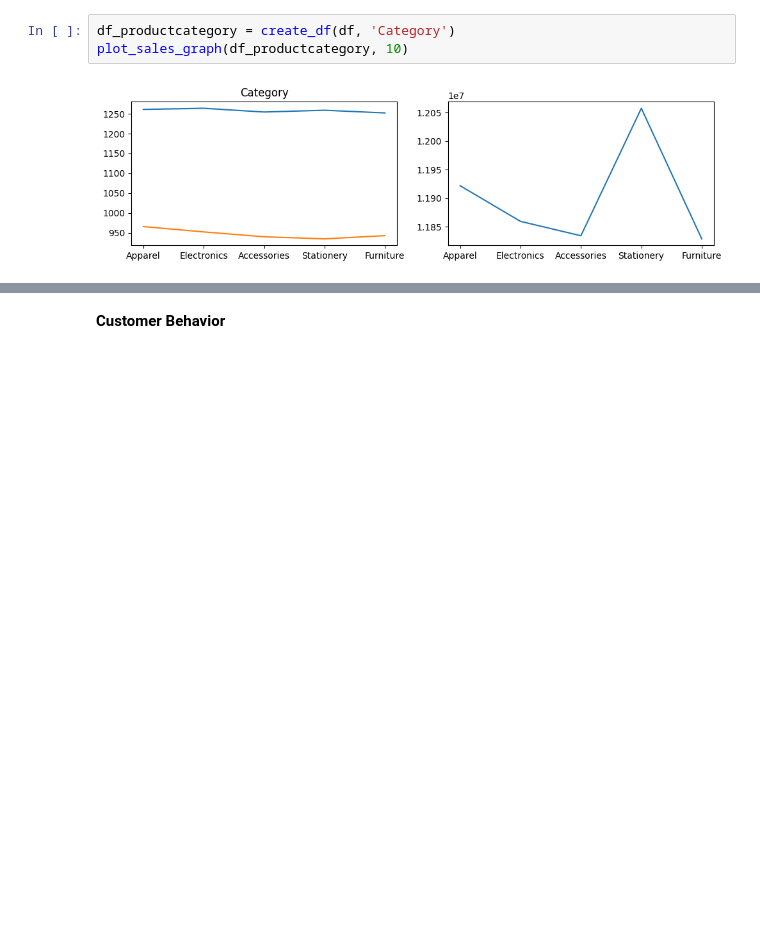
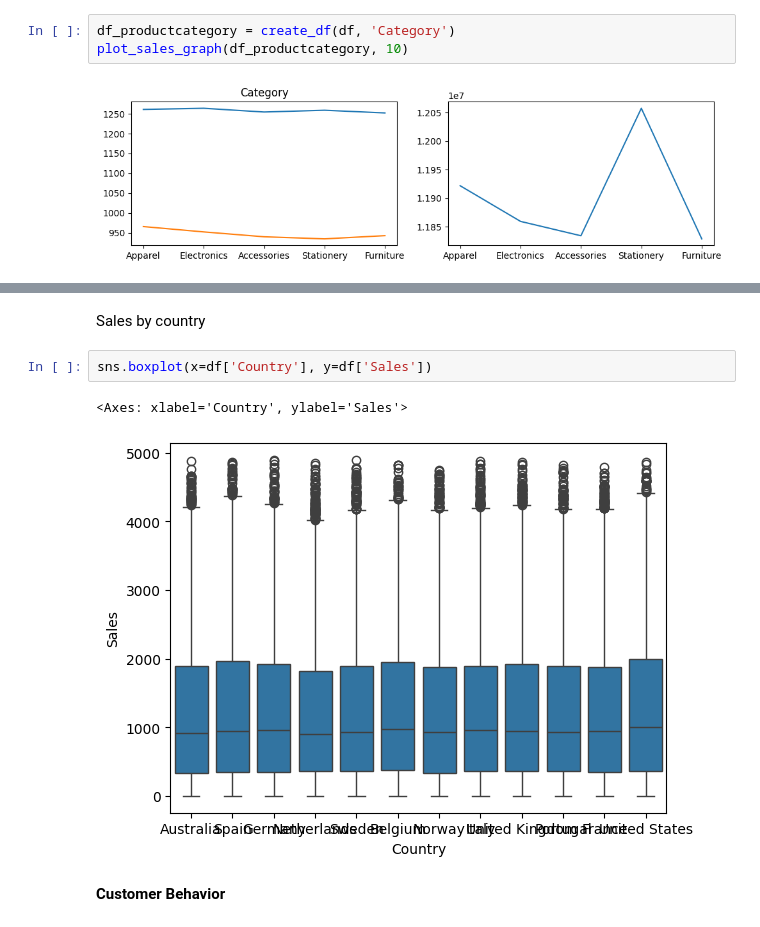
Before and after one commit to llh139/Data-Analytics-Portfolio, a Jupyter notebook: Online Sales Dataset Analysis/Online Sales Dataset.ipynb, the cells around one changed output, grey strips where cells are left out. Cells and saved outputs as stored; diff of their text form; blank space fills up the shorter version.

```diff
--- a/Online Sales Dataset Analysis/Online Sales Dataset.ipynb
+++ b/Online Sales Dataset Analysis/Online Sales Dataset.ipynb
@@ -313,3 +351,10 @@ plot_sales_graph(df_productcategory, 10)
+# %% [markdown]
+Sales by country
+# %%
+sns.boxplot(x=df['Country'], y=df['Sales'])
+# %% [output]
+<Axes: xlabel='Country', ylabel='Sales'>
+[figure, added]
 # %% [markdown]
 **Customer Behavior**
 # %% [markdown]
```
Also changed, not shown: parts of 21 cells of this notebook.
